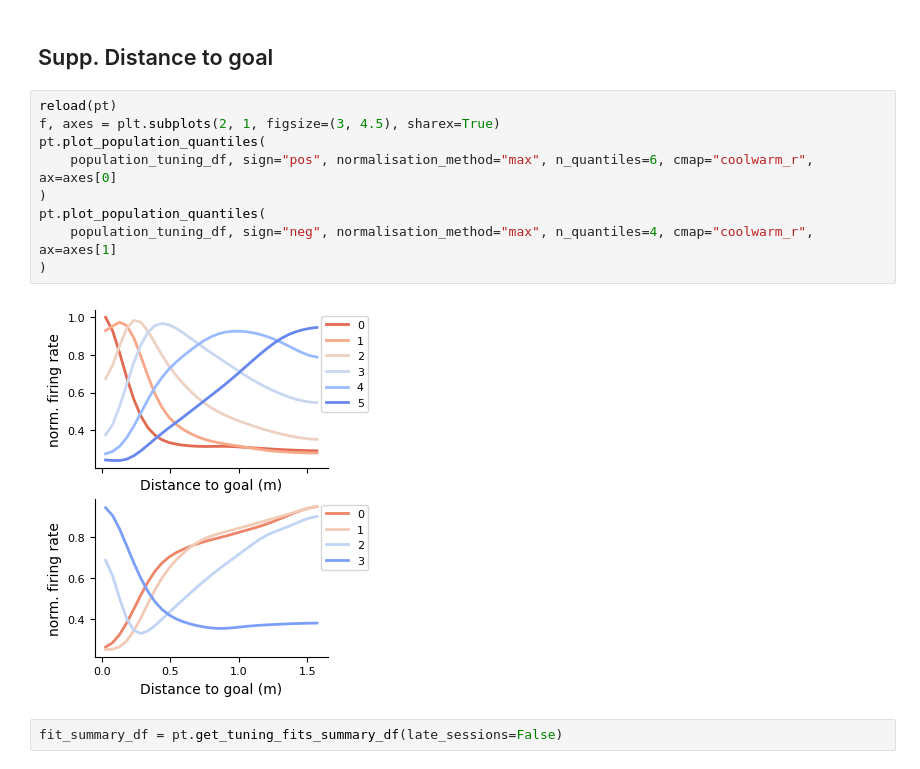
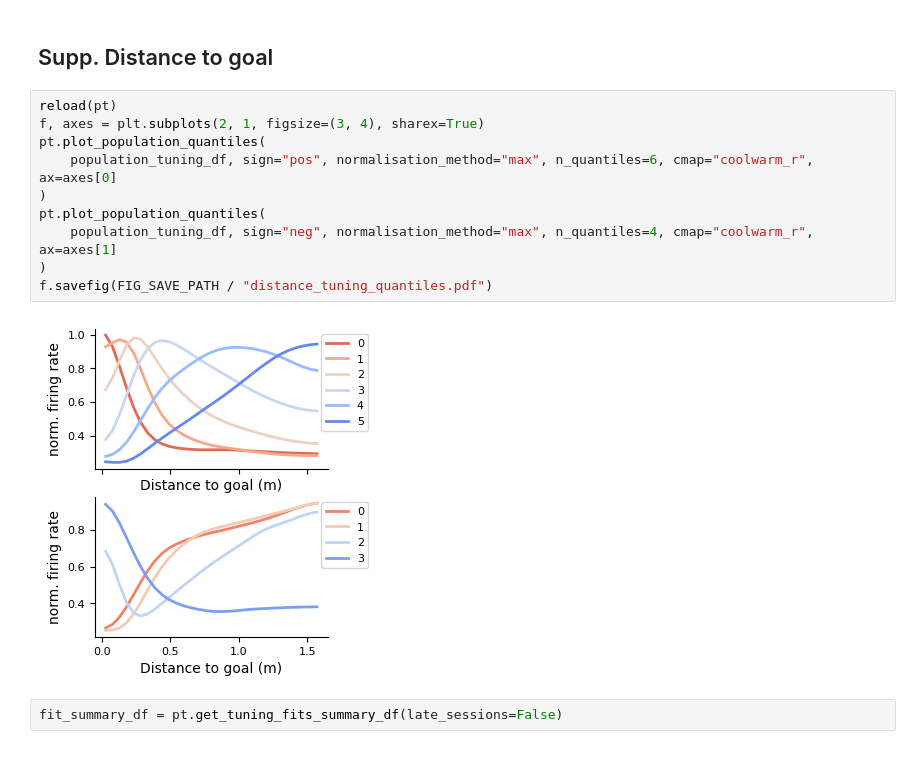
Before and after one commit to peterdoohan/GridMaze-mFC, a Jupyter notebook: Notebooks/5.flexible_reps.ipynb, the cells around one changed output. Cells and saved outputs as stored; diff of their text form.

```diff
--- a/Notebooks/5.flexible_reps.ipynb
+++ b/Notebooks/5.flexible_reps.ipynb
@@ -188,15 +409,16 @@ ld.plot_distance_decoding_probs(results_df, moving_only=True, ax=ax)
 ## Supp. Distance to goal
 # %%
 reload(pt)
-f, axes = plt.subplots(2, 1, figsize=(3, 4.5), sharex=True)
+f, axes = plt.subplots(2, 1, figsize=(3, 4), sharex=True)
 pt.plot_population_quantiles(
     population_tuning_df, sign="pos", normalisation_method="max", n_quantiles=6, cmap="coolwarm_r", ax=axes[0]
 )
 pt.plot_population_quantiles(
     population_tuning_df, sign="neg", normalisation_method="max", n_quantiles=4, cmap="coolwarm_r", ax=axes[1]
 )
+f.savefig(FIG_SAVE_PATH / "distance_tuning_quantiles.pdf")
 # %% [output]
-[figure, old version]
+[figure, new version]
 # %%
 fit_summary_df = pt.get_tuning_fits_summary_df(late_sessions=False)
 # %%
```
Also changed, not shown: parts of 24 cells of this notebook, 1 other file.
